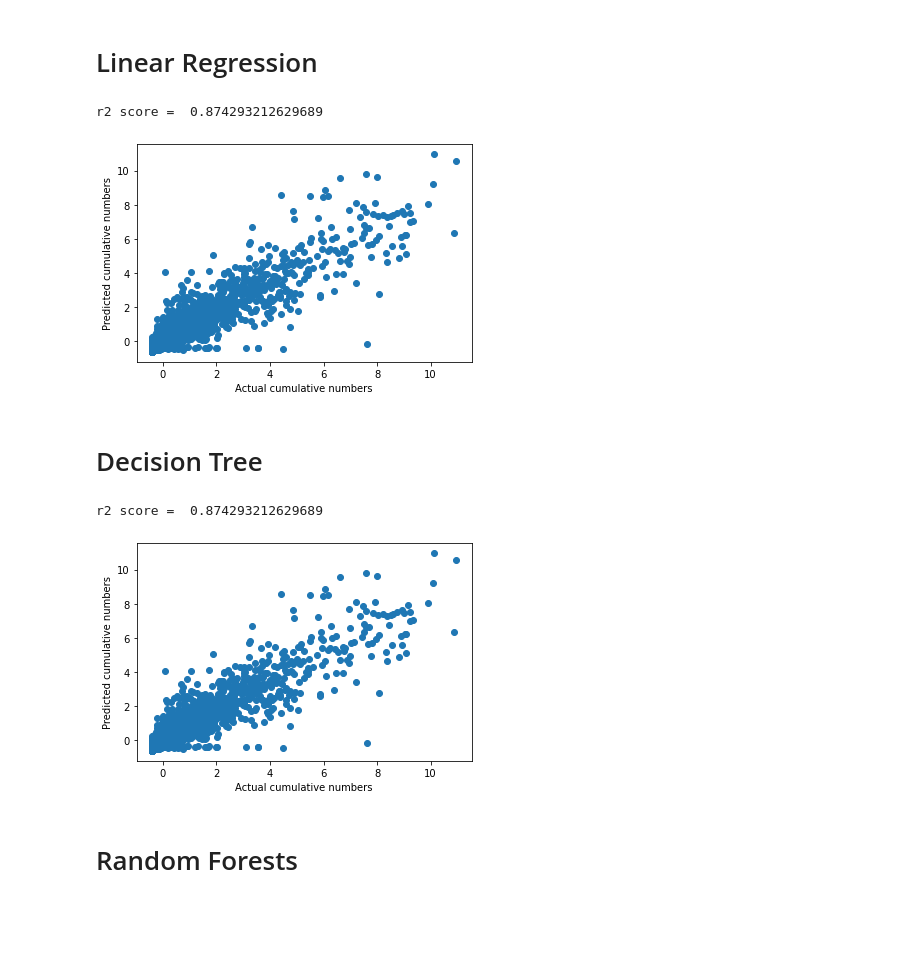
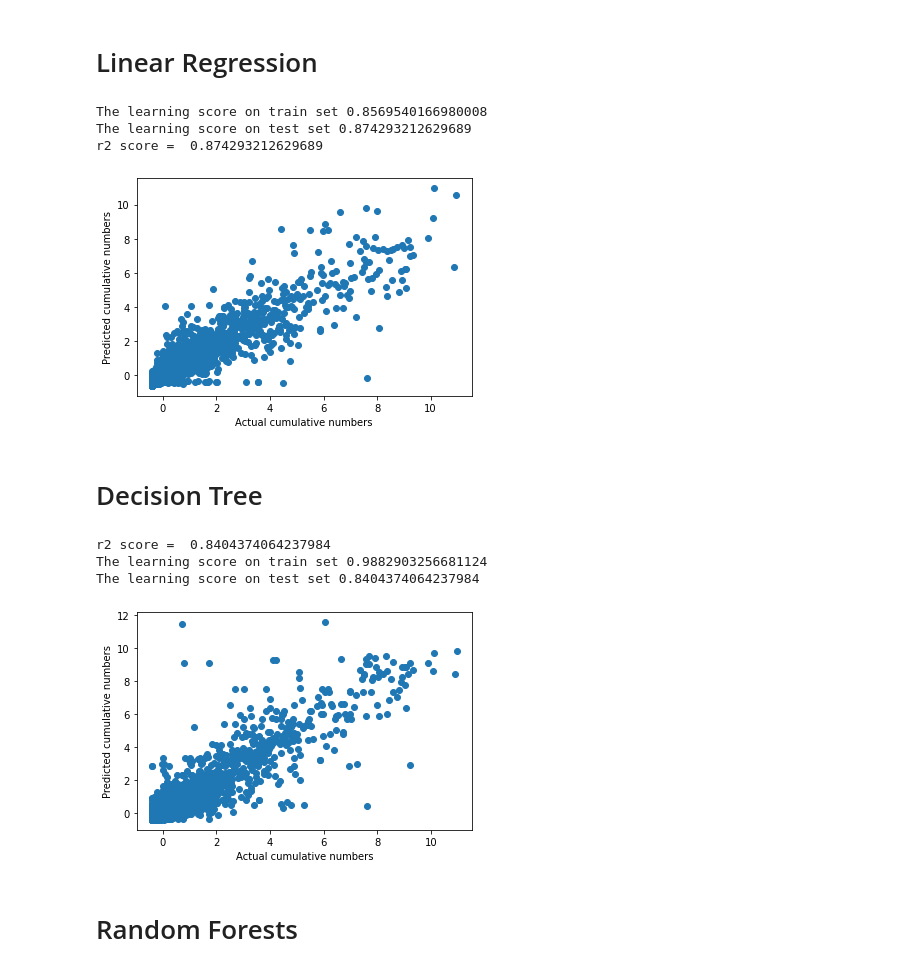
Before and after one commit to BelabdiMalak/COVID19_Prediction, a Jupyter notebook: CumulativePrediction.ipynb, the cells around one changed output. Drawn from its saved outputs; the diff is of its cells as text; code cells hidden in the pictures; blank space fills up the shorter version.

```diff
--- a/CumulativePrediction.ipynb
+++ b/CumulativePrediction.ipynb
@@ -26,28 +29,36 @@ lr = LinearRegression()
 lr.fit(x_train, y_train)
 y_pred_test = lr.predict(x_test)
 plt.scatter(y_test, y_pred_test)
+print("The learning score on train set",lr.score(x_train,y_train))
+print("The learning score on test set",lr.score(x_test,y_test))
 print("r2 score = ", r2_score(y_test, y_pred_test)) # Coefficient of determination : measures the prediction quality of a linear regression) | close to 1 means its a good model, close to 0 means its a bad model
 plt.xlabel('Actual cumulative numbers')
 plt.ylabel('Predicted cumulative numbers')
 plt.show()
 # %% [output]
+The learning score on train set 0.8569540166980008
+The learning score on test set 0.874293212629689
 r2 score =  0.874293212629689
 [figure]
 # %% [markdown]
 
 # Decision Tree
 # %%
-dt = DecisionTreeRegressor(max_depth=4, min_samples_leaf=0.1, random_state=0)
+dt = DecisionTreeRegressor(random_state=0)
 dt.fit(x_train, y_train)
 y_predict = dt.predict(x_test)
-print("r2 score = ",r2_score(y_test, y_pred_test))
-plt.scatter(y_test, y_pred_test)
+print("r2 score = ",r2_score(y_test, y_predict))
+print("The learning score on train set", dt.score(x_train,y_train))
+print("The learning score on test set", dt.score(x_test,y_test))
+plt.scatter(y_test, y_predict)
 plt.xlabel('Actual cumulative numbers')
 plt.ylabel('Predicted cumulative numbers')
 plt.show()
 # %% [output]
-r2 score =  0.874293212629689
+r2 score =  0.8404374064237984
+The learning score on train set 0.9882903256681124
+The learning score on test set 0.8404374064237984
-[figure, old version]
+[figure, new version]
 # %% [markdown]
 
 # Random Forests
```
Also changed, not shown: parts of 4 cells of this notebook, 2 other files.
